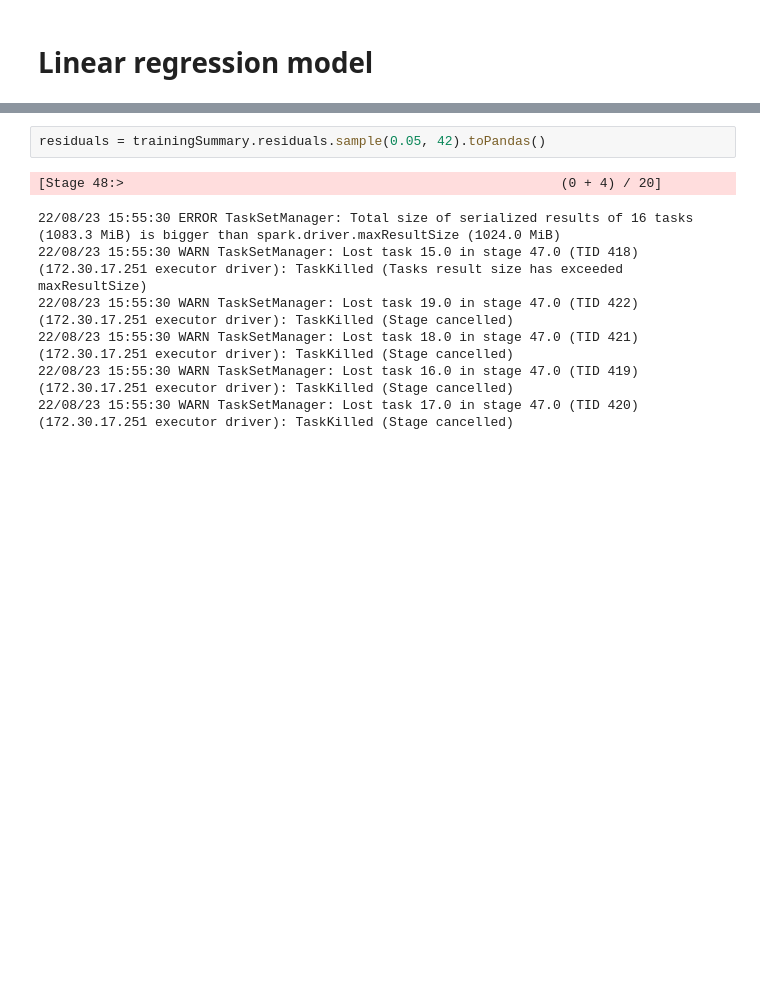
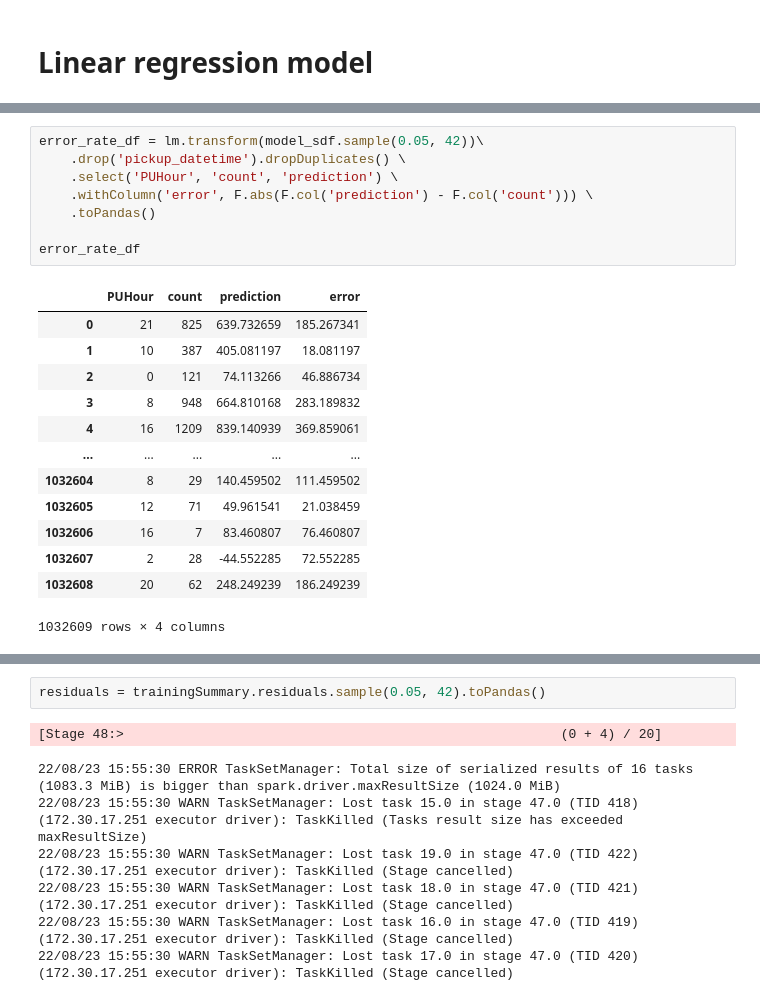
Before and after one commit to MAST30034-Applied-Data-Science/mast30034-project-1-ToomasRo, a Jupyter notebook: notebooks/modelling2.ipynb, the cells around one changed output, grey strips where cells are left out. Cells and saved outputs as stored; diff of their text form; blank space fills up the shorter version.

```diff
--- a/notebooks/modelling2.ipynb
+++ b/notebooks/modelling2.ipynb
@@ -160 +121,23 @@ RMSE: 226.657606
 r2: 0.585689
+# %%
+error_rate_df = lm.transform(model_sdf.sample(0.05, 42))\
+    .drop('pickup_datetime').dropDuplicates() \
+    .select('PUHour', 'count', 'prediction') \
+    .withColumn('error', F.abs(F.col('prediction') - F.col('count'))) \
+    .toPandas()
+
+error_rate_df
+# %% [output]
+|  | PUHour | count | prediction | error |
+| 0 | 21 | 825 | 639.732659 | 185.267341 |
+| 1 | 10 | 387 | 405.081197 | 18.081197 |
+| 2 | 0 | 121 | 74.113266 | 46.886734 |
+| 3 | 8 | 948 | 664.810168 | 283.189832 |
+| 4 | 16 | 1209 | 839.140939 | 369.859061 |
+| ... | ... | ... | ... | ... |
+| 1032604 | 8 | 29 | 140.459502 | 111.459502 |
+| 1032605 | 12 | 71 | 49.961541 | 21.038459 |
+| 1032606 | 16 | 7 | 83.460807 | 76.460807 |
+| 1032607 | 2 | 28 | -44.552285 | 72.552285 |
+| 1032608 | 20 | 62 | 248.249239 | 186.249239 |
+1032609 rows × 4 columns
```
Also changed, not shown: parts of 17 cells of this notebook, 4 other files.
